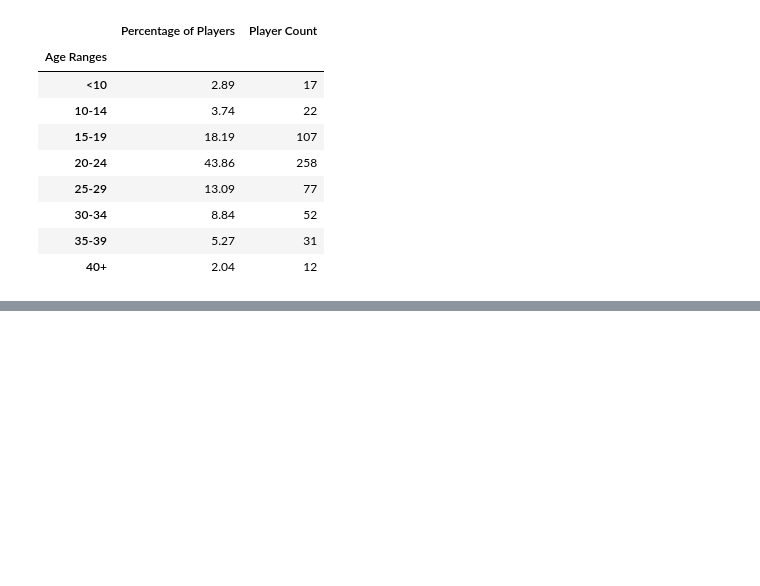
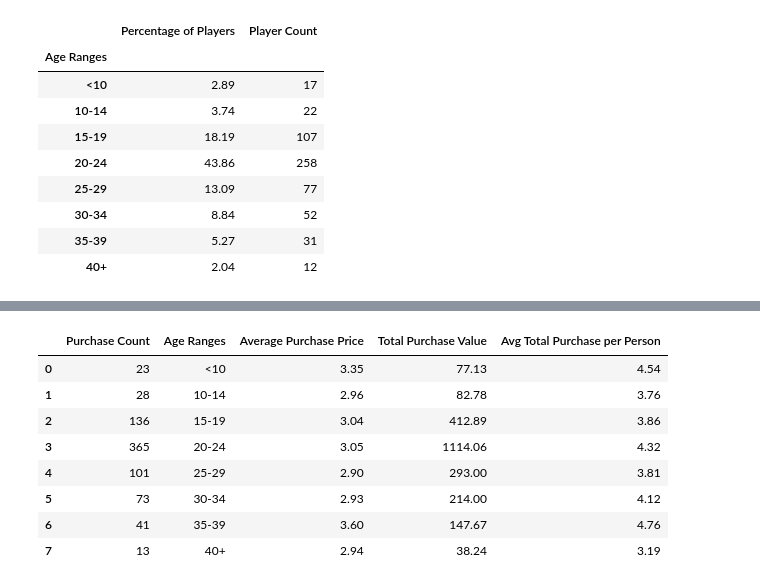
Before and after one commit to hannahduncan/pandas-challenge, a Jupyter notebook: HeroesOfPymoli/main.ipynb, the cells around one changed output, grey strips where cells are left out. Saved outputs shown, nothing was run; the diff lists cells and outputs as text; code cells hidden in the pictures; blank space fills up the shorter version.

```diff
--- a/HeroesOfPymoli/main.ipynb
+++ b/HeroesOfPymoli/main.ipynb
@@ -186,0 +212,88 @@ grouped_age_df.sum()
+# %%
+#Purchasing Analysis (Age)
+
+lessThan10Purchases_df = game_df.loc[game_df["Age Ranges"]=="<10",:]
+lessThan10Purchases = lessThan10Purchases_df["Item Name"].count()
+avgLessThan10Price = round(lessThan10Purchases_df["Price"].mean(),2)
+totalLessThan10Price = round(lessThan10Purchases_df["Price"].sum(),2)
+lessThan10Count = age_ranges.count("<10")
+avgPricePerLessThan10 = round(totalLessThan10Price/lessThan10Count,2)
+
+
+tenFourteenPurchases_df = game_df.loc[game_df["Age Ranges"]=="10-14",:]
+tenFourteenPurchases = tenFourteenPurchases_df["Item Name"].count()
+avgTenFourteenPrice = round(tenFourteenPurchases_df["Price"].mean(),2)
+totalTenFourteenPrice = round(tenFourteenPurchases_df["Price"].sum(),2)
+tenFourteenCount = age_ranges.count("10-14")
+avgPricePerTenFourteen = round(totalTenFourteenPrice/tenFourteenCount,2)
+
+
+fifteenNineteenPurchases_df = game_df.loc[game_df["Age Ranges"]=="15-19",:]
+fifteenNineteenPurchases = fifteenNineteenPurchases_df["Item Name"].count()
+avgFifteenNineteenPrice = round(fifteenNineteenPurchases_df["Price"].mean(),2)
+totalFifteenNineteenPrice = round(fifteenNineteenPurchases_df["Price"].sum(),2)
+fifteenNineteenCount = age_ranges.count("15-19")
+avgPricePerFifteenNineteen = round(totalFifteenNineteenPrice/fifteenNineteenCount,2)
+
+
+twenty24Purchases_df = game_df.loc[game_df["Age Ranges"]=="20-24",:]
+twenty24Purchases = twenty24Purchases_df["Item Name"].count()
+avgTwenty24Price = round(twenty24Purchases_df["Price"].mean(),2)
+totalTwenty24Price = round(twenty24Purchases_df["Price"].sum(),2)
+twenty24Count = age_ranges.count("20-24")
+avgPricePerTwenty24 = round(totalTwenty24Price/twenty24Count,2)
+
+
+twentyfive29Purchases_df = game_df.loc[game_df["Age Ranges"]=="25-29",:]
+twentyfive29Purchases = twentyfive29Purchases_df["Item Name"].count()
+avgTwentyfive29Price = round(twentyfive29Purchases_df["Price"].mean(),2)
+totalTwentyfive29Price = round(twentyfive29Purchases_df["Price"].sum(),2)
+twentyfive29Count = age_ranges.count("25-29")
+avgPricePerTwentyfive29 = round(totalTwentyfive29Price/twentyfive29Count,2)
+
+
+thirty34Purchases_df = game_df.loc[game_df["Age Ranges"]=="30-34",:]
+thirty34Purchases = thirty34Purchases_df["Item Name"].count()
+avgThirty34Price = round(thirty34Purchases_df["Price"].mean(),2)
+totalThirty34Price = round(thirty34Purchases_df["Price"].sum(),2)
+thirty34Count = age_ranges.count("30-34")
+avgPricePerThirty34 = round(totalThirty34Price/thirty34Count,2)
+
+
+thirtyfive39Purchases_df = game_df.loc[game_df["Age Ranges"]=="35-39",:]
+thirtyfive39Purchases = thirtyfive39Purchases_df["Item Name"].count()
+avgThirtyfive39Price = round(thirtyfive39Purchases_df["Price"].mean(),2)
+totalThirtyfive39Price = round(thirtyfive39Purchases_df["Price"].sum(),2)
+thirtyfive39Count = age_ranges.count("35-39")
+avgPricePerThirtyfive39 = round(totalThirtyfive39Price/thirtyfive39Count,2)
+
+
+fortyPurchases_df = game_df.loc[game_df["Age Ranges"]=="40+",:]
+fortyPurchases = fortyPurchases_df["Item Name"].count()
+avgFortyPrice = round(fortyPurchases_df["Price"].mean(),2)
+totalFortyPrice = round(fortyPurchases_df["Price"].sum(),2)
+fortyCount = age_ranges.count("40+")
+avgPricePerForty = round(totalFortyPrice/fortyCount,2)
+
+
+age_purchase_dicts = [{"Purchase Count": lessThan10Purchases, "Age Ranges": "<10", "Average Purchase Price":avgLessThan10Price, "Total Purchase Value":totalLessThan10Price, "Avg Total Purchase per Person":avgPricePerLessThan10},
+                     {"Purchase Count": tenFourteenPurchases, "Age Ranges": "10-14", "Average Purchase Price":avgTenFourteenPrice, "Total Purchase Value":totalTenFourteenPrice, "Avg Total Purchase per Person":avgPricePerTenFourteen},
+                     {"Purchase Count": fifteenNineteenPurchases, "Age Ranges": "15-19", "Average Purchase Price":avgFifteenNineteenPrice, "Total Purchase Value":totalFifteenNineteenPrice, "Avg Total Purchase per Person":avgPricePerFifteenNineteen},
+                     {"Purchase Count": twenty24Purchases, "Age Ranges": "20-24", "Average Purchase Price":avgTwenty24Price, "Total Purchase Value":totalTwenty24Price, "Avg Total Purchase per Person":avgPricePerTwenty24},
+                     {"Purchase Count": twentyfive29Purchases, "Age Ranges": "25-29", "Average Purchase Price":avgTwentyfive29Price, "Total Purchase Value":totalTwentyfive29Price, "Avg Total Purchase per Person":avgPricePerTwentyfive29},
+                     {"Purchase Count": thirty34Purchases, "Age Ranges": "30-34", "Average Purchase Price":avgThirty34Price, "Total Purchase Value":totalThirty34Price, "Avg Total Purchase per Person":avgPricePerThirty34},
+                     {"Purchase Count": thirtyfive39Purchases, "Age Ranges": "35-39", "Average Purchase Price":avgThirtyfive39Price, "Total Purchase Value":totalThirtyfive39Price, "Avg Total Purchase per Person":avgPricePerThirtyfive39},
+                     {"Purchase Count": fortyPurchases, "Age Ranges": "40+", "Average Purchase Price":avgFortyPrice, "Total Purchase Value":totalFortyPrice, "Avg Total Purchase per Person":avgPricePerForty}]
+
+age_purchase_df = pd.DataFrame(age_purchase_dicts)
+age_purchase_df
+# %% [output]
+|  | Purchase Count | Age Ranges | Average Purchase Price | Total Purchase Value | Avg Total Purchase per Person |
+| 0 | 23 | <10 | 3.35 | 77.13 | 4.54 |
+| 1 | 28 | 10-14 | 2.96 | 82.78 | 3.76 |
+| 2 | 136 | 15-19 | 3.04 | 412.89 | 3.86 |
+| 3 | 365 | 20-24 | 3.05 | 1114.06 | 4.32 |
+| 4 | 101 | 25-29 | 2.90 | 293.00 | 3.81 |
+| 5 | 73 | 30-34 | 2.93 | 214.00 | 4.12 |
+| 6 | 41 | 35-39 | 3.60 | 147.67 | 4.76 |
+| 7 | 13 | 40+ | 2.94 | 38.24 | 3.19 |
```
Also changed, not shown: parts of 3 cells of this notebook.
